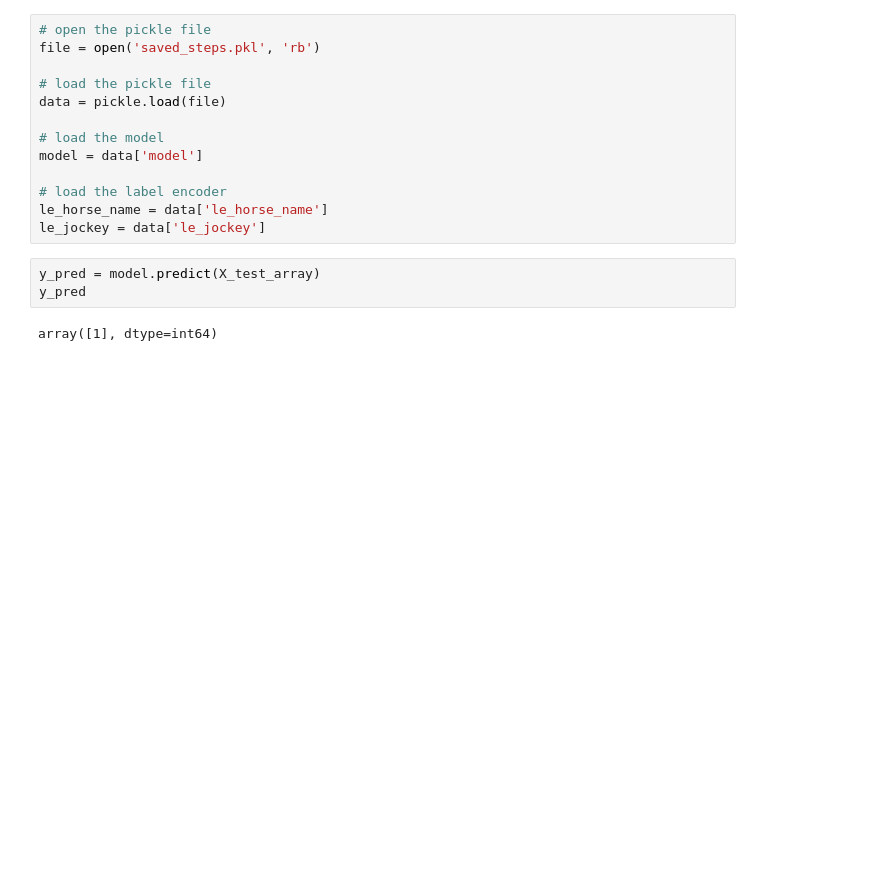
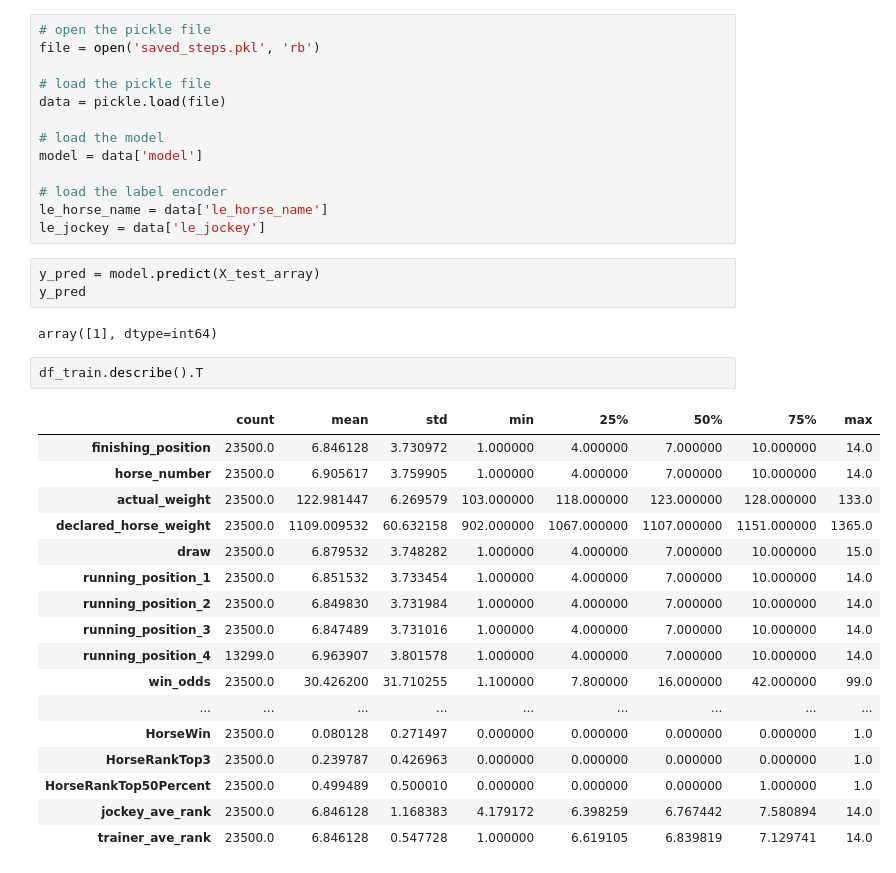
Before and after one commit to ethan-eplee/HorseRacePrediction, a Jupyter notebook: 07_deployment.ipynb, the cells around one changed output. Drawn from its saved outputs; the diff is of its cells as text; blank space fills up the shorter version.

```diff
--- a/07_deployment.ipynb
+++ b/07_deployment.ipynb
@@ -300,3 +305,23 @@ y_pred = model.predict(X_test_array)
 y_pred
 # %% [output]
 array([1], dtype=int64)
+# %%
+df_train.describe().T
+# %% [output]
+|  | count | mean | std | min | 25% | 50% | 75% | max |
+| finishing_position | 23500.0 | 6.846128 | 3.730972 | 1.000000 | 4.000000 | 7.000000 | 10.000000 | 14.0 |
+| horse_number | 23500.0 | 6.905617 | 3.759905 | 1.000000 | 4.000000 | 7.000000 | 10.000000 | 14.0 |
+| actual_weight | 23500.0 | 122.981447 | 6.269579 | 103.000000 | 118.000000 | 123.000000 | 128.000000 | 133.0 |
+| declared_horse_weight | 23500.0 | 1109.009532 | 60.632158 | 902.000000 | 1067.000000 | 1107.000000 | 1151.000000 | 1365.0 |
+| draw | 23500.0 | 6.879532 | 3.748282 | 1.000000 | 4.000000 | 7.000000 | 10.000000 | 15.0 |
+| running_position_1 | 23500.0 | 6.851532 | 3.733454 | 1.000000 | 4.000000 | 7.000000 | 10.000000 | 14.0 |
+| running_position_2 | 23500.0 | 6.849830 | 3.731984 | 1.000000 | 4.000000 | 7.000000 | 10.000000 | 14.0 |
+| running_position_3 | 23500.0 | 6.847489 | 3.731016 | 1.000000 | 4.000000 | 7.000000 | 10.000000 | 14.0 |
+| running_position_4 | 13299.0 | 6.963907 | 3.801578 | 1.000000 | 4.000000 | 7.000000 | 10.000000 | 14.0 |
+| win_odds | 23500.0 | 30.426200 | 31.710255 | 1.100000 | 7.800000 | 16.000000 | 42.000000 | 99.0 |
+| ... | ... | ... | ... | ... | ... | ... | ... | ... |
+| HorseWin | 23500.0 | 0.080128 | 0.271497 | 0.000000 | 0.000000 | 0.000000 | 0.000000 | 1.0 |
+| HorseRankTop3 | 23500.0 | 0.239787 | 0.426963 | 0.000000 | 0.000000 | 0.000000 | 0.000000 | 1.0 |
+| HorseRankTop50Percent | 23500.0 | 0.499489 | 0.500010 | 0.000000 | 0.000000 | 0.000000 | 1.000000 | 1.0 |
+| jockey_ave_rank | 23500.0 | 6.846128 | 1.168383 | 4.179172 | 6.398259 | 6.767442 | 7.580894 | 14.0 |
+| trainer_ave_rank | 23500.0 | 6.846128 | 0.547728 | 1.000000 | 6.619105 | 6.839819 | 7.129741 | 14.0 |
```
Also changed, not shown: parts of 4 cells of this notebook, 2 other files.
